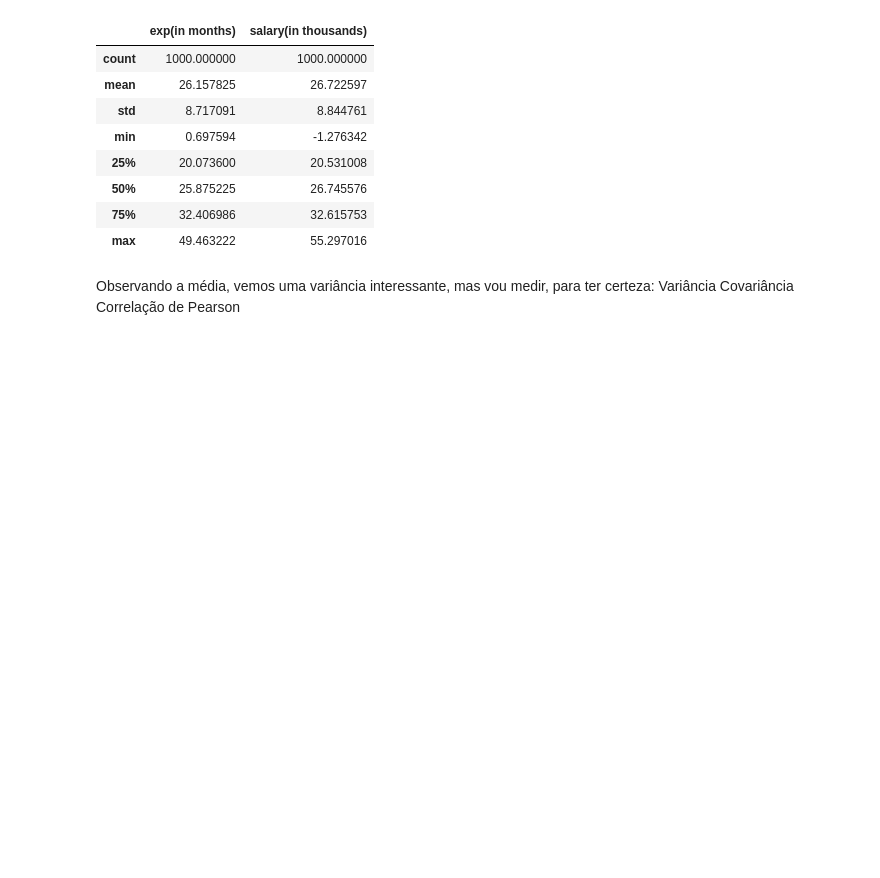
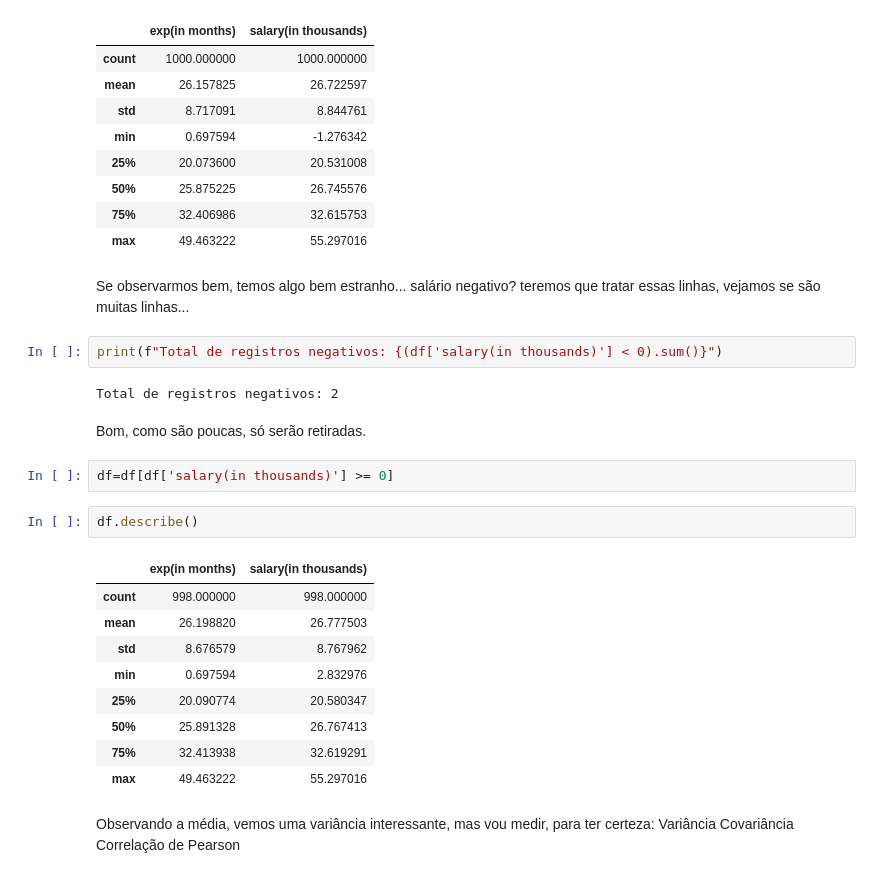
Before and after one commit to KittyMudinho/experience_salary, a Jupyter notebook: main.ipynb, the cells around one changed output. Saved outputs shown, nothing was run; the diff lists cells and outputs as text; blank space fills up the shorter version.

```diff
--- a/main.ipynb
+++ b/main.ipynb
@@ -31,6 +31,28 @@ df.describe()
 | 50% | 25.875225 | 26.745576 |
 | 75% | 32.406986 | 32.615753 |
 | max | 49.463222 | 55.297016 |
+# %% [markdown]
+Se observarmos bem, temos algo bem estranho... salário negativo? teremos que tratar essas linhas, vejamos se são muitas linhas...
+# %%
+print(f"Total de registros negativos: {(df['salary(in thousands)'] < 0).sum()}")
+# %% [output]
+Total de registros negativos: 2
+# %% [markdown]
+Bom, como são poucas, só serão retiradas.
+# %%
+df=df[df['salary(in thousands)'] >= 0]
+# %%
+df.describe()
+# %% [output]
+|  | exp(in months) | salary(in thousands) |
+| count | 998.000000 | 998.000000 |
+| mean | 26.198820 | 26.777503 |
+| std | 8.676579 | 8.767962 |
+| min | 0.697594 | 2.832976 |
+| 25% | 20.090774 | 20.580347 |
+| 50% | 25.891328 | 26.767413 |
+| 75% | 32.413938 | 32.619291 |
+| max | 49.463222 | 55.297016 |
 # %% [markdown]
 Observando a média, vemos uma variância interessante, mas vou medir, para ter certeza:
 Variância
```
Also changed, not shown: parts of 12 cells of this notebook.
